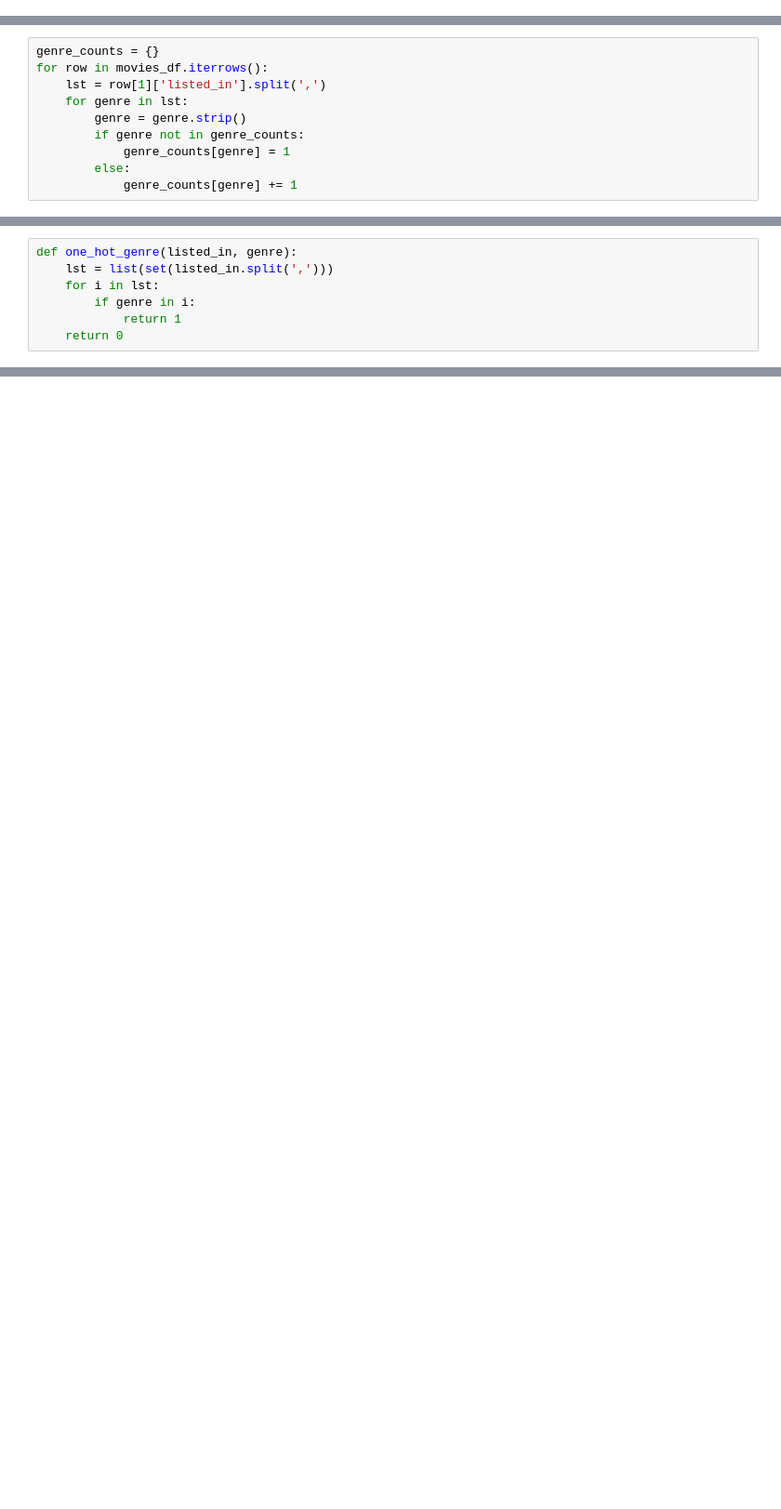
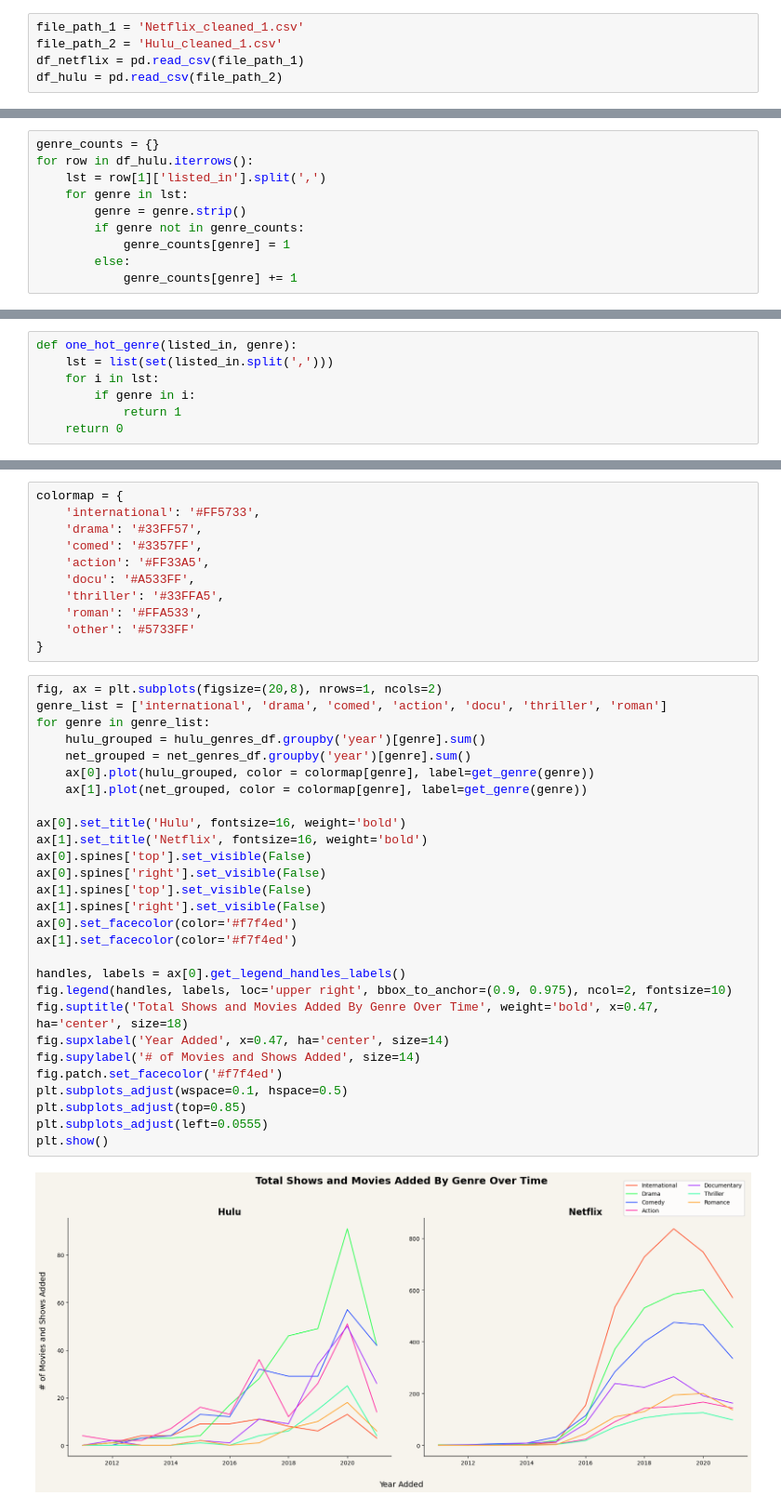
Before and after one commit to RickyMiura/Netflix-Hulu-EDA, a Jupyter notebook: ricky_eda.ipynb, the cells around one changed output, grey strips where cells are left out. Shown at 93% size. Drawn from its saved outputs; the diff is of its cells as text; blank space fills up the shorter version.

```diff
--- a/ricky_eda.ipynb
+++ b/ricky_eda.ipynb
@@ -11 +6,6 @@ df = pd.read_csv(file_path)
+# %%
+file_path_1 = 'Netflix_cleaned_1.csv'
+file_path_2 = 'Hulu_cleaned_1.csv'
+df_netflix = pd.read_csv(file_path_1)
+df_hulu = pd.read_csv(file_path_2)
 # %%
@@ -40,6 +63,6 @@ shows_df = df[df['type'] == 'tv show']
 # %%
 genre_counts = {}
-for row in movies_df.iterrows():
+for row in df_hulu.iterrows():
     lst = row[1]['listed_in'].split(',')
     for genre in lst:
         genre = genre.strip()
@@ -233,0 +218,41 @@ Name: count, dtype: int64
+# %%
+colormap = {
+    'international': '#FF5733',
+    'drama': '#33FF57',
+    'comed': '#3357FF',
+    'action': '#FF33A5',
+    'docu': '#A533FF',
+    'thriller': '#33FFA5',
+    'roman': '#FFA533',
+    'other': '#5733FF'
+}
+# %%
+fig, ax = plt.subplots(figsize=(20,8), nrows=1, ncols=2)
+genre_list = ['international', 'drama', 'comed', 'action', 'docu', 'thriller', 'roman']
+for genre in genre_list:
+    hulu_grouped = hulu_genres_df.groupby('year')[genre].sum()
+    net_grouped = net_genres_df.groupby('year')[genre].sum()
+    ax[0].plot(hulu_grouped, color = colormap[genre], label=get_genre(genre))
+    ax[1].plot(net_grouped, color = colormap[genre], label=get_genre(genre))
+
+ax[0].set_title('Hulu', fontsize=16, weight='bold')
+ax[1].set_title('Netflix', fontsize=16, weight='bold')
+ax[0].spines['top'].set_visible(False)
+ax[0].spines['right'].set_visible(False)
+ax[1].spines['top'].set_visible(False)
+ax[1].spines['right'].set_visible(False)
+ax[0].set_facecolor(color='#f7f4ed')
+ax[1].set_facecolor(color='#f7f4ed')
+
+handles, labels = ax[0].get_legend_handles_labels()
+fig.legend(handles, labels, loc='upper right', bbox_to_anchor=(0.9, 0.975), ncol=2, fontsize=10)
+fig.suptitle('Total Shows and Movies Added By Genre Over Time', weight='bold', x=0.47, ha='center', size=18)
+fig.supxlabel('Year Added', x=0.47, ha='center', size=14)
+fig.supylabel('# of Movies and Shows Added', size=14)
+fig.patch.set_facecolor('#f7f4ed')
+plt.subplots_adjust(wspace=0.1, hspace=0.5)
+plt.subplots_adjust(top=0.85)
+plt.subplots_adjust(left=0.0555)
+plt.show()
+# %% [output]
+[figure, added]
```
Also changed, not shown: parts of 25 cells of this notebook.
